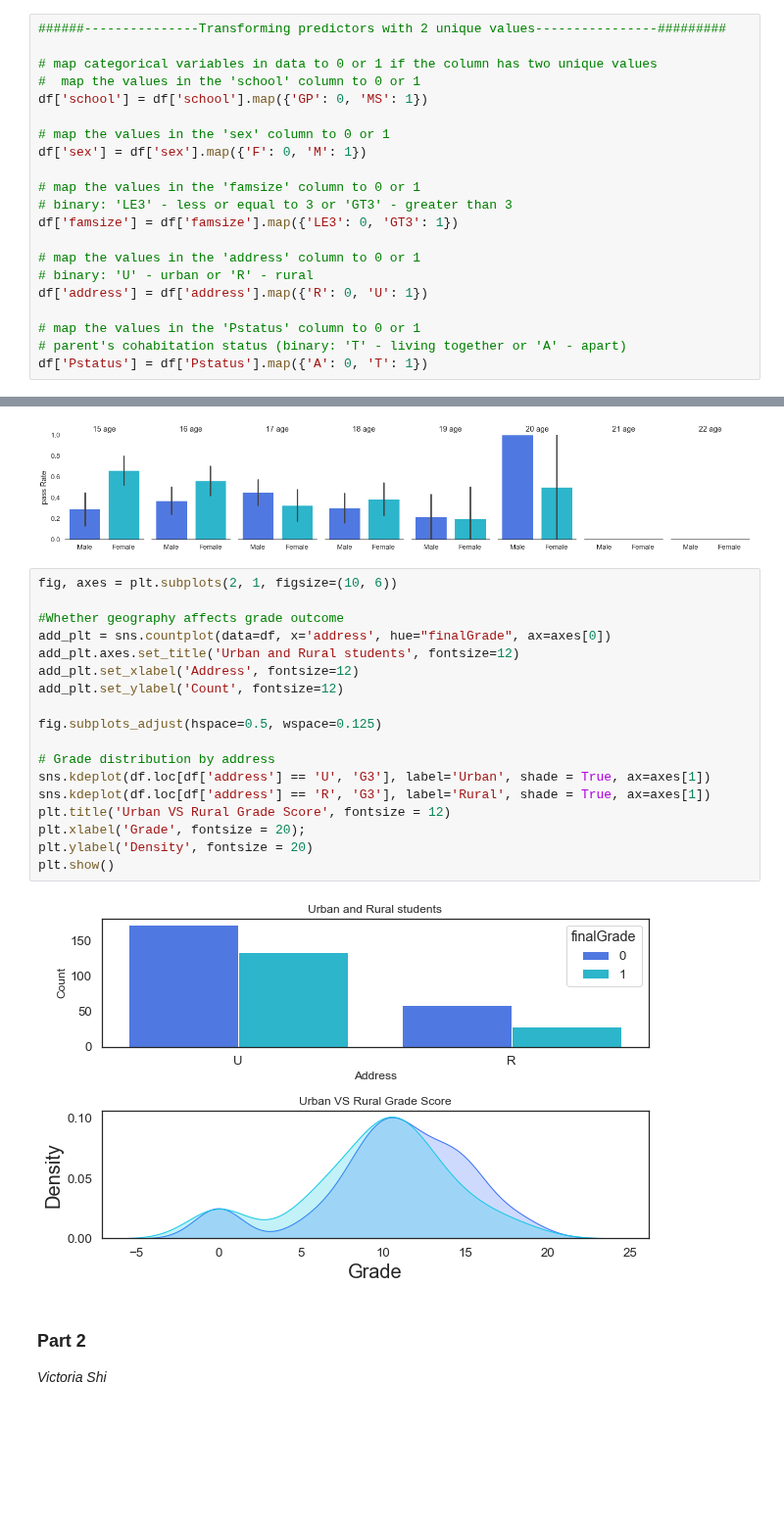
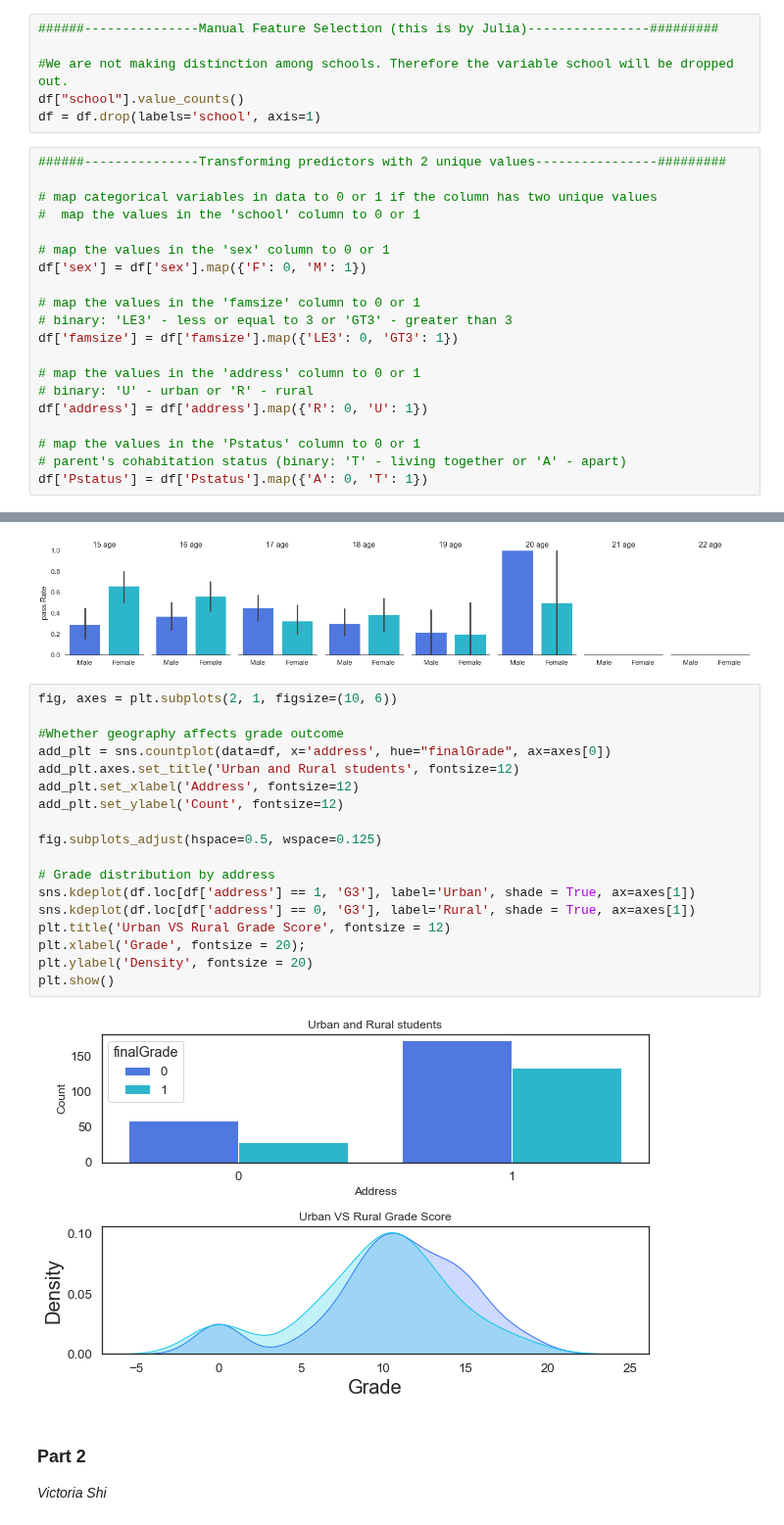
Before and after one commit to zshi719/student_grade_prediction, a Jupyter notebook: Project Code Template.ipynb, the cells around one changed output, grey strips where cells are left out. Shown at 98% size. Saved outputs shown, nothing was run; the diff lists cells and outputs as text; blank space fills up the shorter version.

```diff
--- a/Project Code Template.ipynb
+++ b/Project Code Template.ipynb
@@ -176,12 +176,17 @@ yes_no_columns = [col for col in df.columns if df[col].isin(['yes', 'no']).any()
 
 # Apply binary mapping to all columns found in the previous step using a lambda function and pandas' apply method
 df[yes_no_columns] = df[yes_no_columns].apply(lambda x: x.map(binary_mapping))
+# %%
+######---------------Manual Feature Selection (this is by Julia)----------------#########
+
+#We are not making distinction among schools. Therefore the variable school will be dropped out.
+df["school"].value_counts()
+df = df.drop(labels='school', axis=1)
 # %%
 ######---------------Transforming predictors with 2 unique values----------------#########
 
 # map categorical variables in data to 0 or 1 if the column has two unique values
 #  map the values in the 'school' column to 0 or 1
-df['school'] = df['school'].map({'GP': 0, 'MS': 1})
 
 # map the values in the 'sex' column to 0 or 1
 df['sex'] = df['sex'].map({'F': 0, 'M': 1})
@@ -338,23 +372,23 @@ g.despine(left=True)
 # %%
 fig, axes = plt.subplots(2, 1, figsize=(10, 6))
 
 #Whether geography affects grade outcome
 add_plt = sns.countplot(data=df, x='address', hue="finalGrade", ax=axes[0])
 add_plt.axes.set_title('Urban and Rural students', fontsize=12)
 add_plt.set_xlabel('Address', fontsize=12)
 add_plt.set_ylabel('Count', fontsize=12)
 
 fig.subplots_adjust(hspace=0.5, wspace=0.125)
 
 # Grade distribution by address
-sns.kdeplot(df.loc[df['address'] == 'U', 'G3'], label='Urban', shade = True, ax=axes[1])
-sns.kdeplot(df.loc[df['address'] == 'R', 'G3'], label='Rural', shade = True, ax=axes[1])
+sns.kdeplot(df.loc[df['address'] == 1, 'G3'], label='Urban', shade = True, ax=axes[1])
+sns.kdeplot(df.loc[df['address'] == 0, 'G3'], label='Rural', shade = True, ax=axes[1])
 plt.title('Urban VS Rural Grade Score', fontsize = 12)
 plt.xlabel('Grade', fontsize = 20);
 plt.ylabel('Density', fontsize = 20)
 plt.show()
 # %% [output]
-[figure, old version]
+[figure, new version]
 # %% [markdown]
 ### Part 2
 *Victoria Shi*
```
Also changed, not shown: parts of 13 cells of this notebook.
